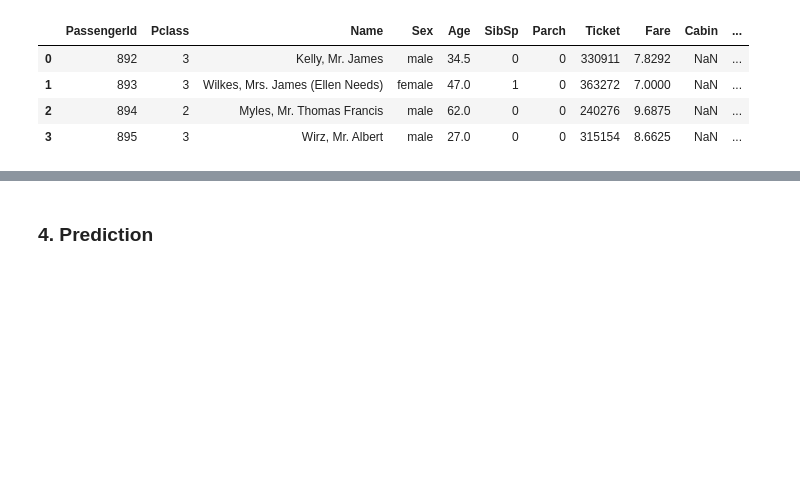
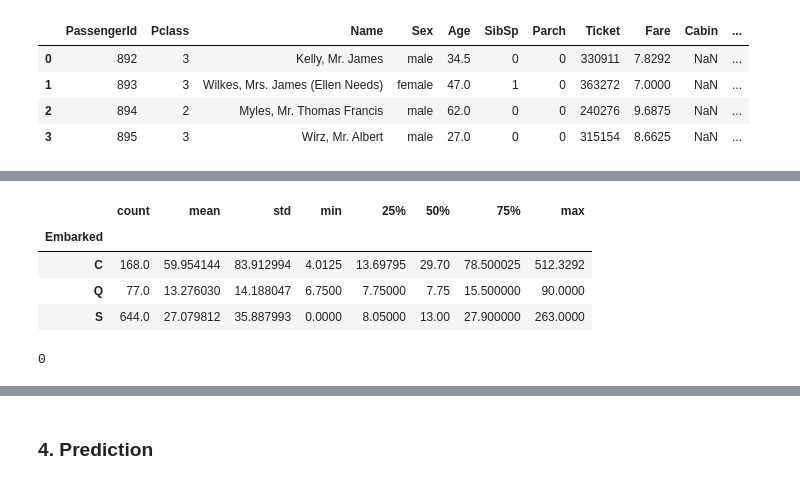
Before and after one commit to lucascarpantonio/Kaggle_Titanic_ML, a Jupyter notebook: titanic-machine-learning-from-disaster.ipynb, the cells around one changed output, grey strips where cells are left out. Drawn from its saved outputs; the diff is of its cells as text; code cells hidden in the pictures; blank space fills up the shorter version.

```diff
--- a/titanic-machine-learning-from-disaster.ipynb
+++ b/titanic-machine-learning-from-disaster.ipynb
@@ -88,0 +133,17 @@ memory usage: 36.1+ KB
+# %%
+# Check statistical data for Fare from different Embarkment point
+train_data.groupby('Embarked')['Fare'].describe()
+# %% [output]
+|  | count | mean | std | min | 25% | 50% | 75% | max |
+| Embarked |  |  |  |  |  |  |  |  |
+| C | 168.0 | 59.954144 | 83.912994 | 4.0125 | 13.69795 | 29.70 | 78.500025 | 512.3292 |
+| Q | 77.0 | 13.276030 | 14.188047 | 6.7500 | 7.75000 | 7.75 | 15.500000 | 90.0000 |
+| S | 644.0 | 27.079812 | 35.887993 | 0.0000 | 8.05000 | 13.00 | 27.900000 | 263.0000 |
+# %%
+# Set Cherbourg as main dock according to fare cost.
+train_data['Embarked'] = train_data['Embarked'].fillna('S')
+
+# Confirming that all passangers have an Embarkment dock
+train_data['Embarked'].isna().sum()
+# %% [output]
+0
```
Also changed, not shown: parts of 40 cells of this notebook.
